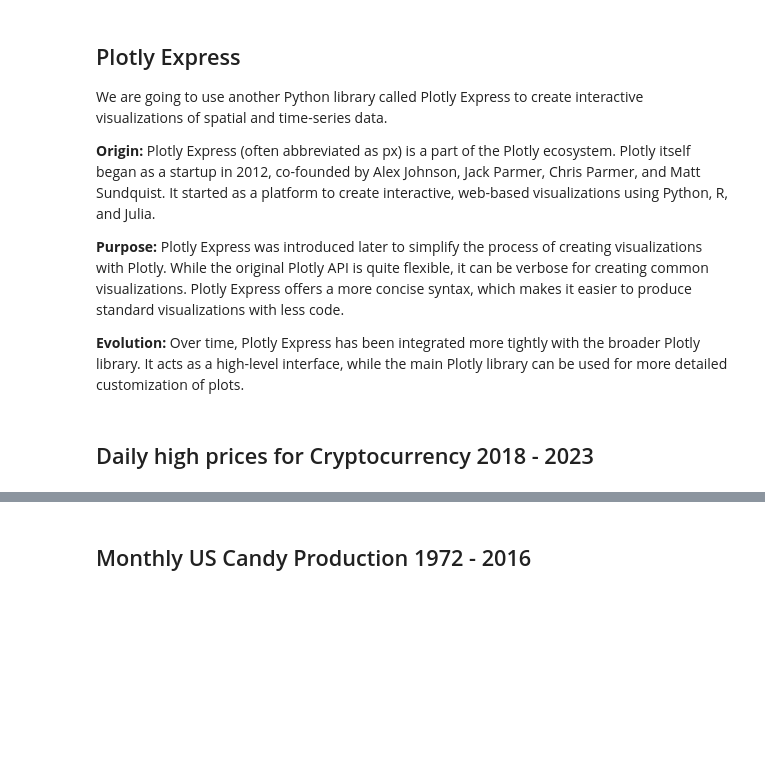
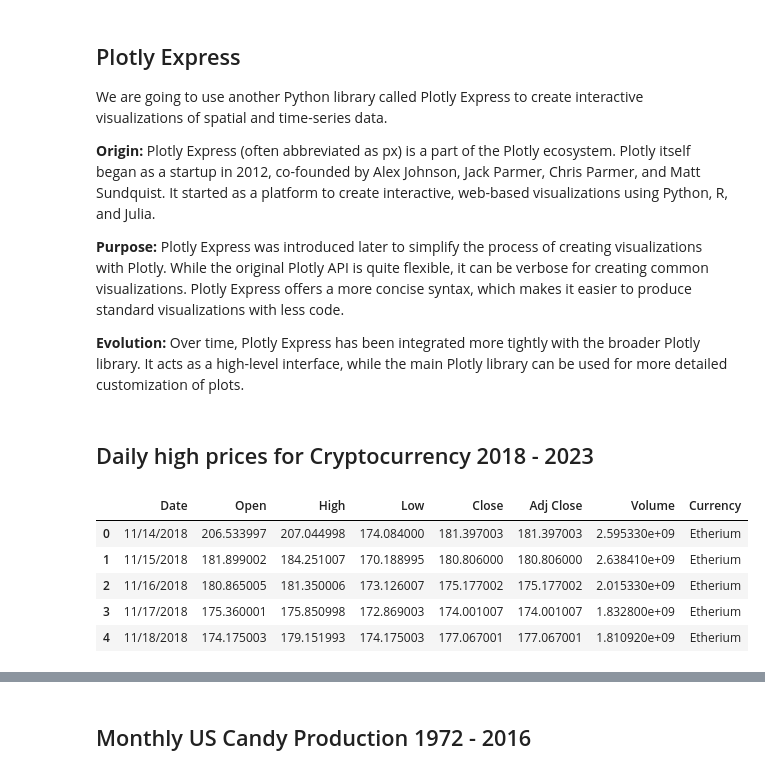
Before and after one commit to MonkMoonlight/Data_Visualization_And_Modeling, a Jupyter notebook: Lecture/Week 3/3.2 - Visualizing Relationships in Space and Time.ipynb, the cells around one changed output, grey strips where cells are left out. Cells and saved outputs as stored; diff of their text form; code cells hidden in the pictures; blank space fills up the shorter version.

```diff
--- a/Lecture/Week 3/3.2 - Visualizing Relationships in Space and Time.ipynb
+++ b/Lecture/Week 3/3.2 - Visualizing Relationships in Space and Time.ipynb
@@ -62,3 +62,17 @@ We are going to use another Python library called Plotly Express to create inter
 **Evolution:** Over time, Plotly Express has been integrated more tightly with the broader Plotly library. It acts as a high-level interface, while the main Plotly library can be used for more detailed customization of plots.
 # %% [markdown]
 ## Daily high prices for Cryptocurrency 2018 - 2023
+# %%
+import plotly.express as px
+import pandas as pd
+
+df=pd.read_csv('assets/ETH-BTC-USD.csv')
+
+df.head()
+# %% [output]
+|  | Date | Open | High | Low | Close | Adj Close | Volume | Currency |
+| 0 | 11/14/2018 | 206.533997 | 207.044998 | 174.084000 | 181.397003 | 181.397003 | 2.595330e+09 | Etherium |
+| 1 | 11/15/2018 | 181.899002 | 184.251007 | 170.188995 | 180.806000 | 180.806000 | 2.638410e+09 | Etherium |
+| 2 | 11/16/2018 | 180.865005 | 181.350006 | 173.126007 | 175.177002 | 175.177002 | 2.015330e+09 | Etherium |
+| 3 | 11/17/2018 | 175.360001 | 175.850998 | 172.869003 | 174.001007 | 174.001007 | 1.832800e+09 | Etherium |
+| 4 | 11/18/2018 | 174.175003 | 179.151993 | 174.175003 | 177.067001 | 177.067001 | 1.810920e+09 | Etherium |
```
Also changed, not shown: parts of 17 cells of this notebook.
